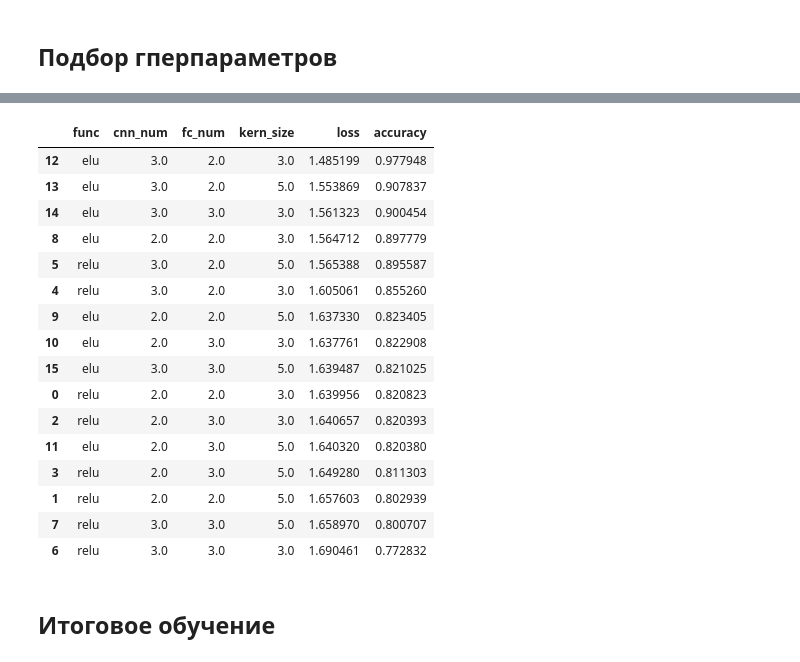
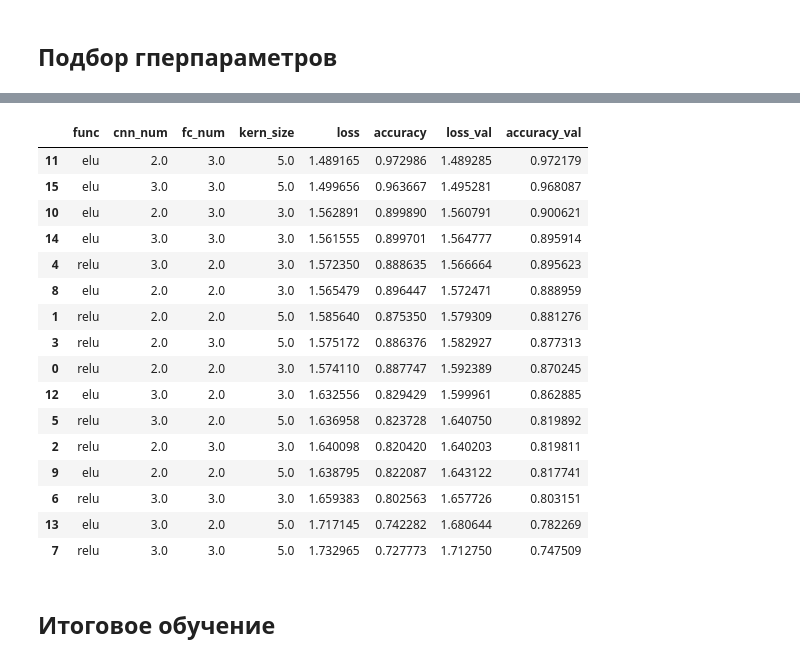
Before and after one commit to VitalyGladyshev/gb_pytorch, a Jupyter notebook: coursework/pytorch_coursework_glvv.ipynb, the cells around one changed output, grey strips where cells are left out. Saved outputs shown, nothing was run; the diff lists cells and outputs as text; code cells hidden in the pictures.

```diff
--- a/coursework/pytorch_coursework_glvv.ipynb
+++ b/coursework/pytorch_coursework_glvv.ipynb
@@ -928,22 +975,22 @@ search_top.summary_data
 # %%
-search_top.summary_data.sort_values('accuracy', ascending=False)
+search_top.summary_data.sort_values('accuracy_val', ascending=False)
 # %% [output]
-|  | func | cnn_num | fc_num | kern_size | loss | accuracy |
-| 12 | elu | 3.0 | 2.0 | 3.0 | 1.485199 | 0.977948 |
-| 13 | elu | 3.0 | 2.0 | 5.0 | 1.553869 | 0.907837 |
-| 14 | elu | 3.0 | 3.0 | 3.0 | 1.561323 | 0.900454 |
-| 8 | elu | 2.0 | 2.0 | 3.0 | 1.564712 | 0.897779 |
-| 5 | relu | 3.0 | 2.0 | 5.0 | 1.565388 | 0.895587 |
-| 4 | relu | 3.0 | 2.0 | 3.0 | 1.605061 | 0.855260 |
-| 9 | elu | 2.0 | 2.0 | 5.0 | 1.637330 | 0.823405 |
-| 10 | elu | 2.0 | 3.0 | 3.0 | 1.637761 | 0.822908 |
-| 15 | elu | 3.0 | 3.0 | 5.0 | 1.639487 | 0.821025 |
-| 0 | relu | 2.0 | 2.0 | 3.0 | 1.639956 | 0.820823 |
-| 2 | relu | 2.0 | 3.0 | 3.0 | 1.640657 | 0.820393 |
-| 11 | elu | 2.0 | 3.0 | 5.0 | 1.640320 | 0.820380 |
-| 3 | relu | 2.0 | 3.0 | 5.0 | 1.649280 | 0.811303 |
-| 1 | relu | 2.0 | 2.0 | 5.0 | 1.657603 | 0.802939 |
-| 7 | relu | 3.0 | 3.0 | 5.0 | 1.658970 | 0.800707 |
-| 6 | relu | 3.0 | 3.0 | 3.0 | 1.690461 | 0.772832 |
+|  | func | cnn_num | fc_num | kern_size | loss | accuracy | loss_val | accuracy_val |
+| 11 | elu | 2.0 | 3.0 | 5.0 | 1.489165 | 0.972986 | 1.489285 | 0.972179 |
+| 15 | elu | 3.0 | 3.0 | 5.0 | 1.499656 | 0.963667 | 1.495281 | 0.968087 |
+| 10 | elu | 2.0 | 3.0 | 3.0 | 1.562891 | 0.899890 | 1.560791 | 0.900621 |
+| 14 | elu | 3.0 | 3.0 | 3.0 | 1.561555 | 0.899701 | 1.564777 | 0.895914 |
+| 4 | relu | 3.0 | 2.0 | 3.0 | 1.572350 | 0.888635 | 1.566664 | 0.895623 |
+| 8 | elu | 2.0 | 2.0 | 3.0 | 1.565479 | 0.896447 | 1.572471 | 0.888959 |
+| 1 | relu | 2.0 | 2.0 | 5.0 | 1.585640 | 0.875350 | 1.579309 | 0.881276 |
+| 3 | relu | 2.0 | 3.0 | 5.0 | 1.575172 | 0.886376 | 1.582927 | 0.877313 |
+| 0 | relu | 2.0 | 2.0 | 3.0 | 1.574110 | 0.887747 | 1.592389 | 0.870245 |
+| 12 | elu | 3.0 | 2.0 | 3.0 | 1.632556 | 0.829429 | 1.599961 | 0.862885 |
+| 5 | relu | 3.0 | 2.0 | 5.0 | 1.636958 | 0.823728 | 1.640750 | 0.819892 |
+| 2 | relu | 2.0 | 3.0 | 3.0 | 1.640098 | 0.820420 | 1.640203 | 0.819811 |
+| 9 | elu | 2.0 | 2.0 | 5.0 | 1.638795 | 0.822087 | 1.643122 | 0.817741 |
+| 6 | relu | 3.0 | 3.0 | 3.0 | 1.659383 | 0.802563 | 1.657726 | 0.803151 |
+| 13 | elu | 3.0 | 2.0 | 5.0 | 1.717145 | 0.742282 | 1.680644 | 0.782269 |
+| 7 | relu | 3.0 | 3.0 | 5.0 | 1.732965 | 0.727773 | 1.712750 | 0.747509 |
 # %% [markdown]
 ## Итоговое обучение
```
Also changed, not shown: parts of 25 cells of this notebook.
